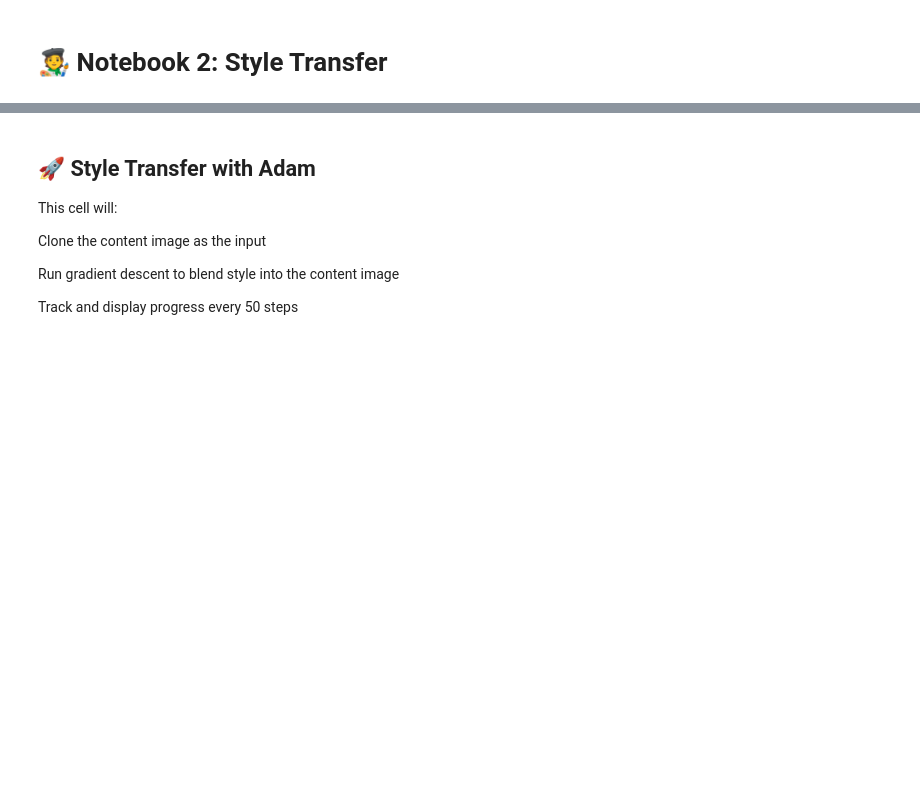
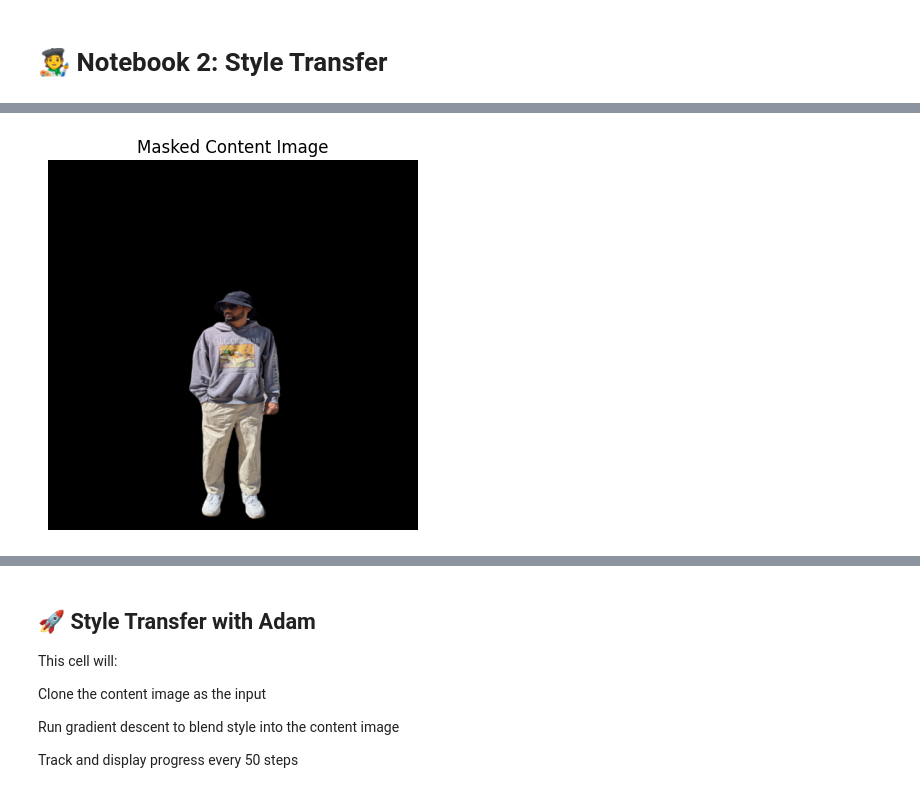
Before and after one commit to AnKu-02/AI-Virtual-Stylist, a Jupyter notebook: stylemorph/notebooks/Style_Transfer.ipynb, the cells around one changed output, grey strips where cells are left out. Cells and saved outputs as stored; diff of their text form; code cells hidden in the pictures; blank space fills up the shorter version.

```diff
--- a/stylemorph/notebooks/Style_Transfer.ipynb
+++ b/stylemorph/notebooks/Style_Transfer.ipynb
@@ -96,70 +43,14 @@ class StyleLoss(nn.Module):
 # %%
-# Load pretrained VGG19
-from torchvision.models import vgg19, VGG19_Weights
+def imshow(tensor, title=None):
+    image = tensor.cpu().clone().squeeze(0)
+    image = transforms.ToPILImage()(image)
+    plt.imshow(image)
+    if title:
+        plt.title(title)
+    plt.axis("off")
+    plt.show()
 
-weights = VGG19_Weights.DEFAULT  # or use .IMAGENET1K_V1 if you want the older fixed version
-cnn = vgg19(weights=weights).features.to(device).eval()
-
-# Normalization module (VGG expects input normalized)
-cnn_normalization_mean = torch.tensor([0.485, 0.456, 0.406]).to(device)
-cnn_normalization_std = torch.tensor([0.229, 0.224, 0.225]).to(device)
-
-class Normalization(nn.Module):
-    def __init__(self, mean, std):
-        super(Normalization, self).__init__()
-        self.mean = mean.view(-1, 1, 1)
-        self.std = std.view(-1, 1, 1)
-
-    def forward(self, img):
-        return (img - self.mean) / self.std
-
-# Function to build the model and attach loss layers
-def get_model_and_losses(cnn, normalization_mean, normalization_std,
-                         style_img, content_img,
-                         content_layers=['conv_4'],
-                         style_layers=['conv_1', 'conv_2', 'conv_3', 'conv_4', 'conv_5']):
-
-    cnn = cnn.clone()
-    normalization = Normalization(normalization_mean, normalization_std).to(device)
-
-    content_losses = []
-    style_losses = []
-
-    model = nn.Sequential(normalization)
-
-    i = 0  # increment every time we see a conv layer
-    for layer in cnn.children():
-        if isinstance(layer, nn.Conv2d):
-            i += 1
-            name = f'conv_{i}'
-        elif isinstance(layer, nn.ReLU):
-            name = f'relu_{i}'
-            layer = nn.ReLU(inplace=False)
-        elif isinstance(layer, nn.MaxPool2d):
-            name = f'pool_{i}'
-        elif isinstance(layer, nn.BatchNorm2d):
-            name = f'bn_{i}'
-        else:
-            continue
-
-        model.add_module(name, layer)
-
-        if name in content_layers:
-            target = model(content_img).detach()
-            content_loss = ContentLoss(target)
-            model.add_module(f"content_loss_{i}", content_loss)
-            content_losses.append(content_loss)
-
-        if name in style_layers:
-            target_feature = model(style_img).detach()
-            style_loss = StyleLoss(target_feature)
-            model.add_module(f"style_loss_{i}", style_loss)
-            style_losses.append(style_loss)
-
-    # Trim the model after the last loss layer
-    for i in range(len(model) - 1, -1, -1):
-        if isinstance(model[i], (ContentLoss, StyleLoss)):
-            break
-    model = model[:i+1]
-
-    return model, style_losses, content_losses
+imshow(content_img, title="Masked Content Image")
+imshow(style_img, title="Style Image")
+# %% [output]
+[figure, added]
```
Also changed, not shown: parts of 12 cells of this notebook, 3 other files.
